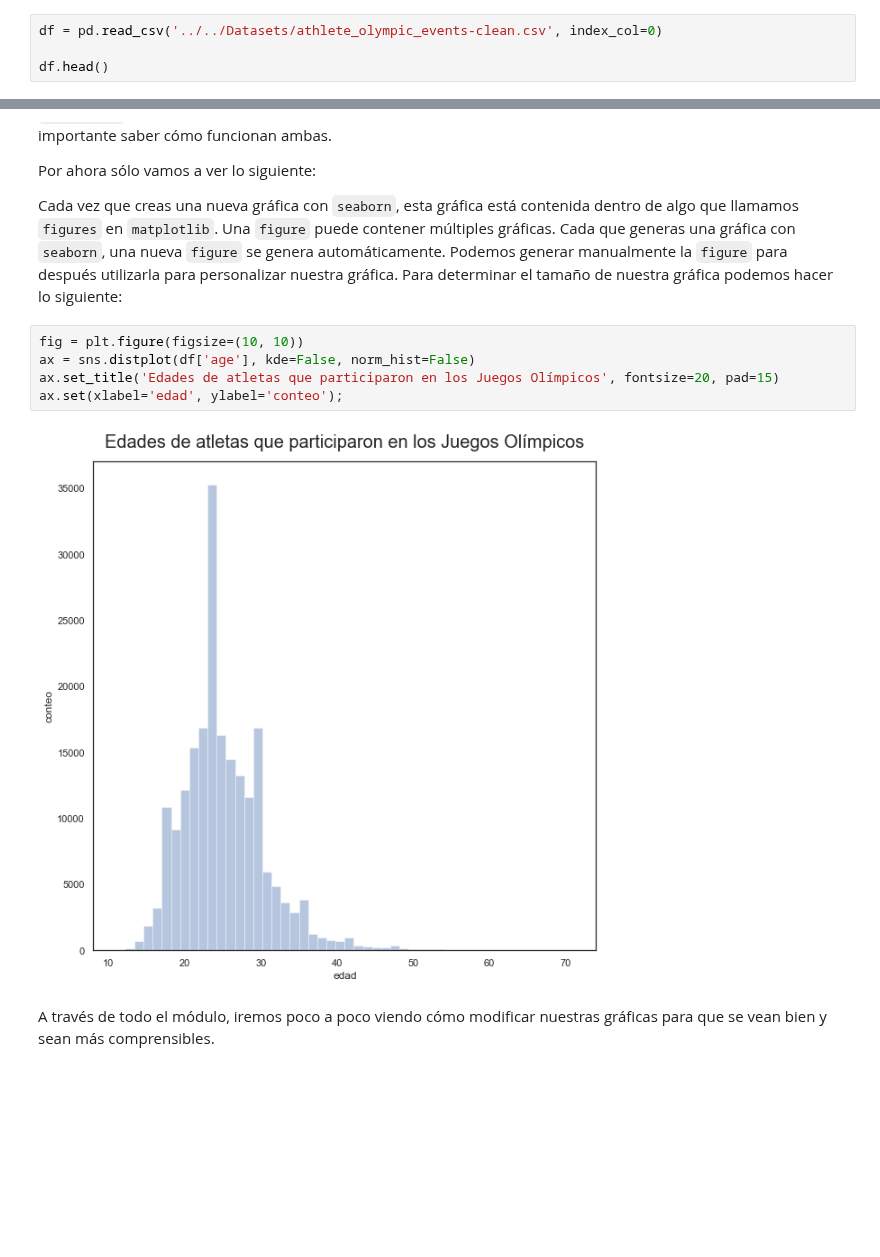
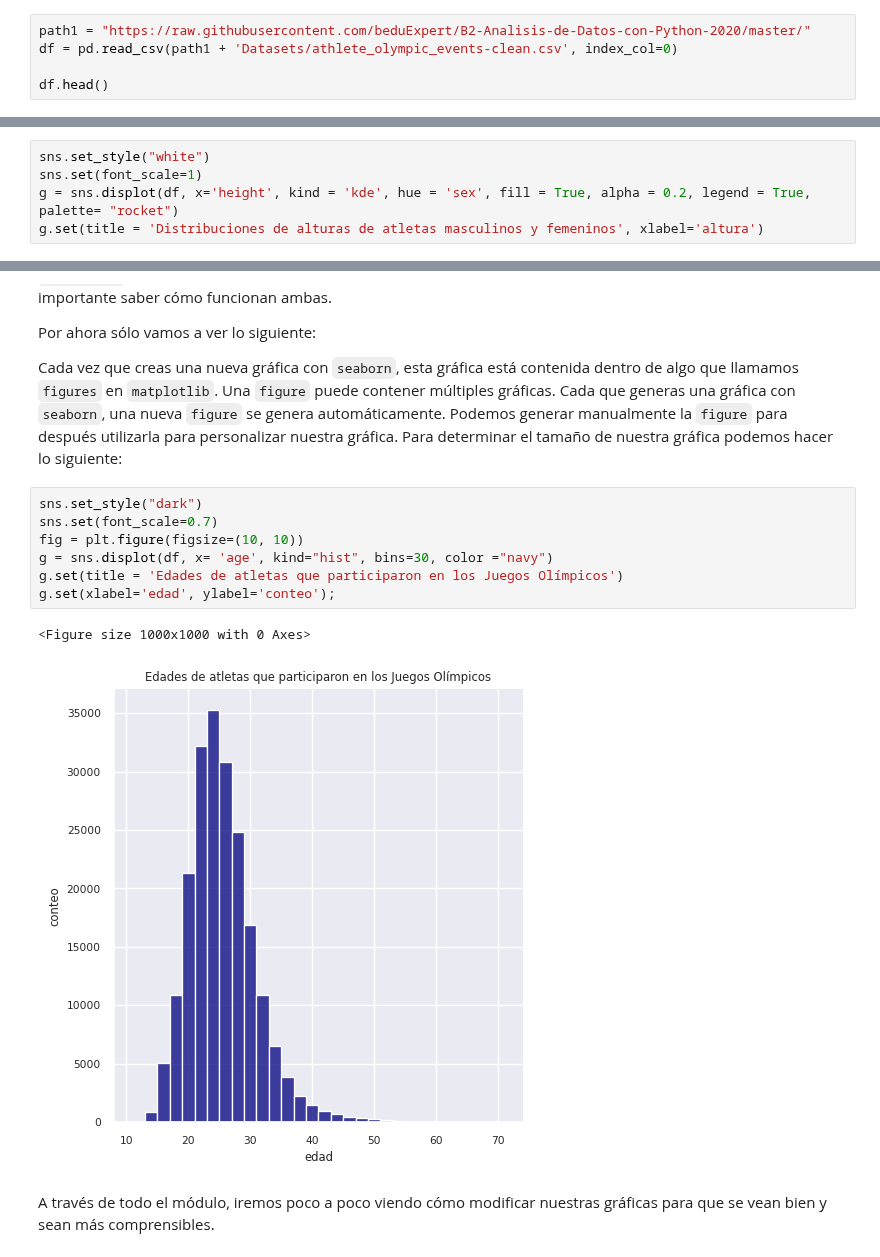
Before and after one commit to beduExpert/B2-Analisis-de-Datos-con-Python-2020, a Jupyter notebook: Sesion-03/Ejemplo-01/anotando_graficas.ipynb, the cells around one changed output, grey strips where cells are left out. Cells and saved outputs as stored; diff of their text form; blank space fills up the shorter version.

```diff
--- a/Sesion-03/Ejemplo-01/anotando_graficas.ipynb
+++ b/Sesion-03/Ejemplo-01/anotando_graficas.ipynb
@@ -16,7 +18,8 @@ import matplotlib.pyplot as plt
 import seaborn as sns
 sns.set(style='white')
 # %%
-df = pd.read_csv('../../Datasets/athlete_olympic_events-clean.csv', index_col=0)
+path1 = "https://raw.githubusercontent.com/beduExpert/B2-Analisis-de-Datos-con-Python-2020/master/"
+df = pd.read_csv(path1 + 'Datasets/athlete_olympic_events-clean.csv', index_col=0)
 
 df.head()
 # %% [output]
@@ -56,0 +46,5 @@ En la gráfica anterior usamos el método `set_title` en vez del genérico `set`
+# %%
+sns.set_style("white")
+sns.set(font_scale=1)
+g = sns.displot(df, x='height', kind = 'kde', hue = 'sex', fill = True, alpha = 0.2, legend = True, palette= "rocket")
+g.set(title = 'Distribuciones de alturas de atletas masculinos y femeninos', xlabel='altura')
@@ -63,11 +60,14 @@ Por ahora sólo vamos a ver lo siguiente:
 
 Cada vez que creas una nueva gráfica con `seaborn`, esta gráfica está contenida dentro de algo que llamamos `figures` en `matplotlib`. Una `figure` puede contener múltiples gráficas. Cada que generas una gráfica con `seaborn`, una nueva `figure` se genera automáticamente. Podemos generar manualmente la `figure` para después utilizarla para personalizar nuestra gráfica. Para determinar el tamaño de nuestra gráfica podemos hacer lo siguiente:
 # %%
+sns.set_style("dark")
+sns.set(font_scale=0.7)
 fig = plt.figure(figsize=(10, 10))
-ax = sns.distplot(df['age'], kde=False, norm_hist=False)
-ax.set_title('Edades de atletas que participaron en los Juegos Olímpicos', fontsize=20, pad=15)
-ax.set(xlabel='edad', ylabel='conteo');
+g = sns.displot(df, x= 'age', kind="hist", bins=30, color ="navy")
+g.set(title = 'Edades de atletas que participaron en los Juegos Olímpicos')
+g.set(xlabel='edad', ylabel='conteo');
 # %% [output]
+<Figure size 1000x1000 with 0 Axes>
-[figure, old version]
+[figure, new version]
 # %% [markdown]
 A través de todo el módulo, iremos poco a poco viendo cómo modificar nuestras gráficas para que se vean bien y sean más comprensibles.
```
Also changed, not shown: parts of 7 cells of this notebook.
